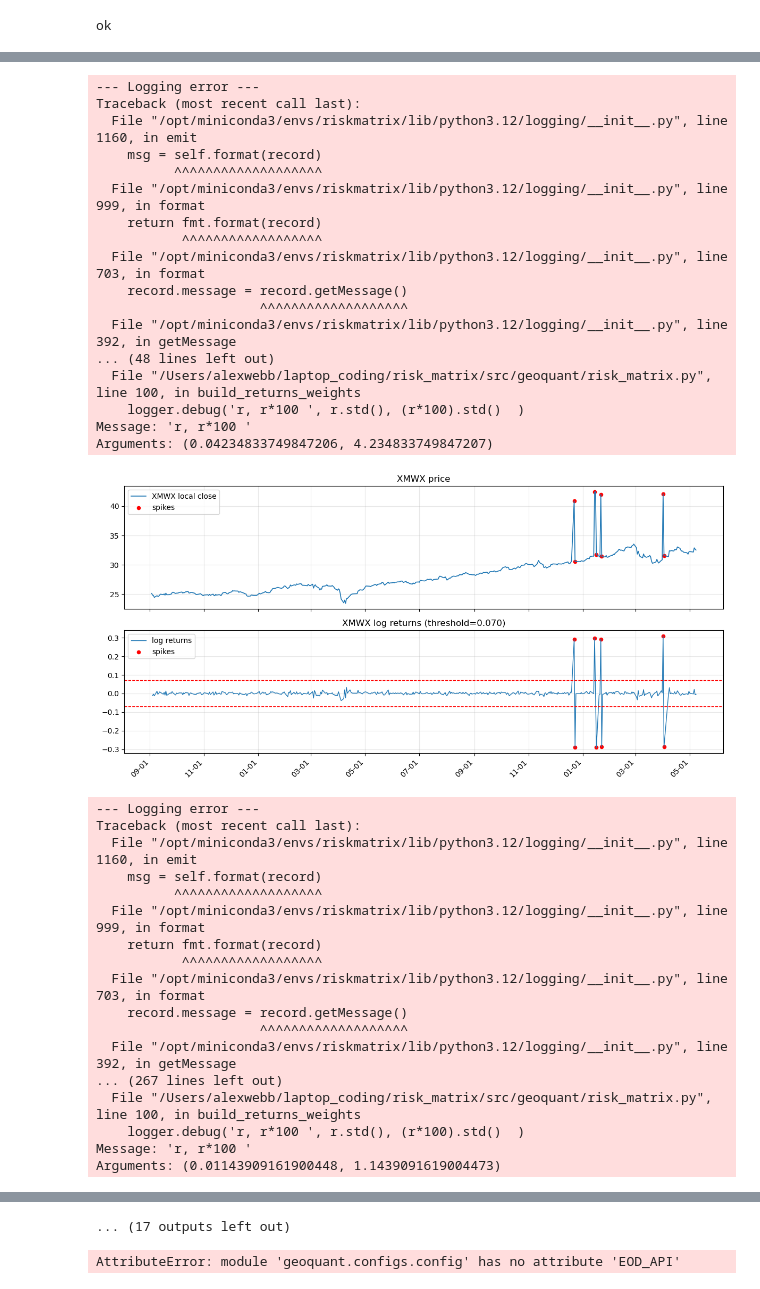
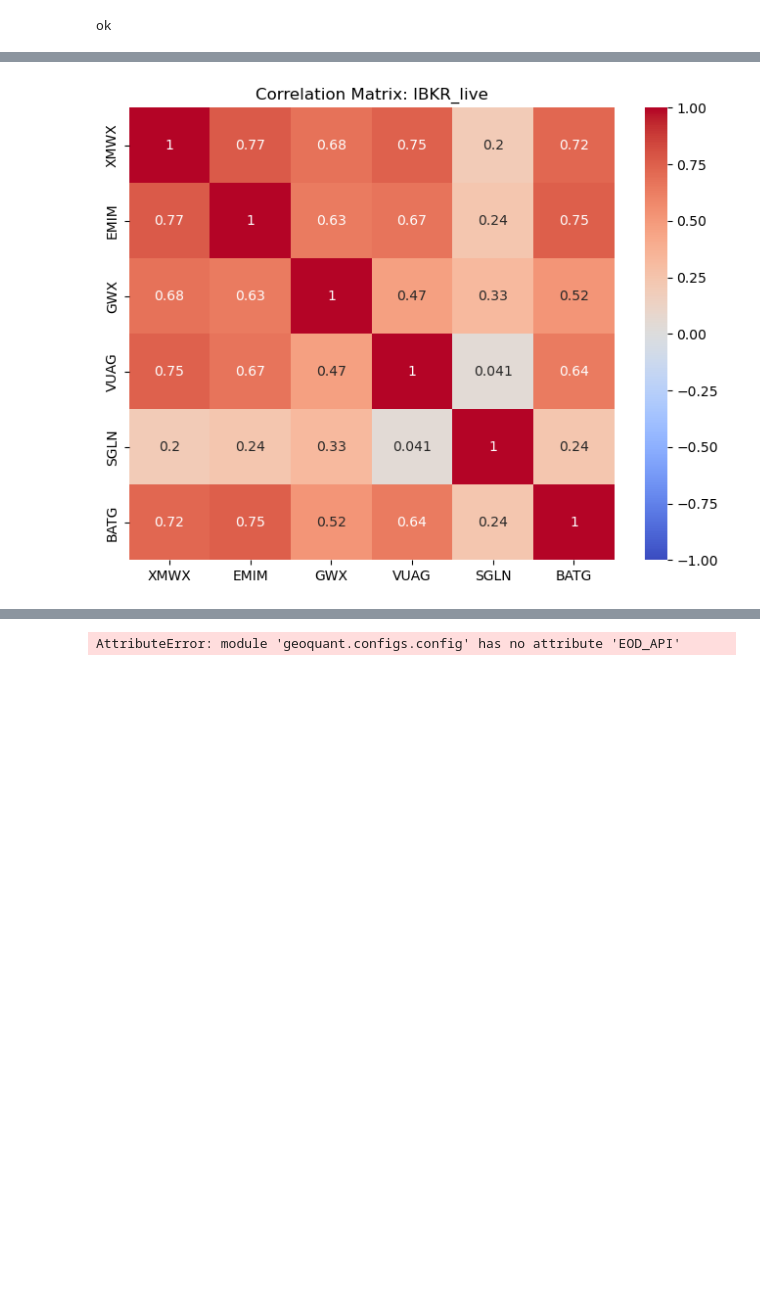
Before and after one commit to nimchimpski/GeoQuant, a Jupyter notebook: notebooks/risk_matrix_run.prev_commit_copy.ipynb, the cells around one changed output, grey strips where cells are left out. Saved outputs shown, nothing was run; the diff lists cells and outputs as text; code cells hidden in the pictures; blank space fills up the shorter version.

Commit message:
orig run matrix ok

```diff
--- a/notebooks/risk_matrix_run.prev_commit_copy.ipynb
+++ b/notebooks/risk_matrix_run.prev_commit_copy.ipynb
@@ -32,16 +31,16 @@ print('ok')
 ok
 # %%
 
-PORTFOLIO = 'IBKR_live'
-
-holdings=getattr(books, PORTFOLIO)  # verify it exists
+# PORTFOLIO = 'IBKR_live'
+holdings = books.IBKR_live
+# holdings=getattr(books, PORTFOLIO)  # verify it exists
 
 print('holdings:', holdings)
 
 data_params = config.data_params
 print('data_params:', data_params)
 DEBUG = False
-print('------\nBOOK:', PORTFOLIO, '\n-------')
+print('------\nBOOK:', 'IBKR_live', '\n-------')
 max_age = data_params.get('max_age', 0)
 print('max_age (hrs):', max_age, '\n-------')
 
@@ -104,35 +89 @@ WARNING: 8 spikes exceed threshold 0.07
---- Logging error ---
-Traceback (most recent call last):
-  File "/opt/miniconda3/envs/riskmatrix/lib/python3.12/logging/__init__.py", line 1160, in emit
-    msg = self.format(record)
-          ^^^^^^^^^^^^^^^^^^^
-  File "/opt/miniconda3/envs/riskmatrix/lib/python3.12/logging/__init__.py", line 999, in format
-    return fmt.format(record)
-           ^^^^^^^^^^^^^^^^^^
-  File "/opt/miniconda3/envs/riskmatrix/lib/python3.12/logging/__init__.py", line 703, in format
-    record.message = record.getMessage()
-                     ^^^^^^^^^^^^^^^^^^^
-  File "/opt/miniconda3/envs/riskmatrix/lib/python3.12/logging/__init__.py", line 392, in getMessage
-... (48 lines left out)
-  File "/Users/alexwebb/laptop_coding/risk_matrix/src/geoquant/risk_matrix.py", line 100, in build_returns_weights
-    logger.debug('r, r*100 ', r.std(), (r*100).std()  )
-Message: 'r, r*100 '
-Arguments: (0.04234833749847206, 4.234833749847207)
-[figure, old version]
+[figure, new version]
---- Logging error ---
-Traceback (most recent call last):
-  File "/opt/miniconda3/envs/riskmatrix/lib/python3.12/logging/__init__.py", line 1160, in emit
-    msg = self.format(record)
-          ^^^^^^^^^^^^^^^^^^^
-  File "/opt/miniconda3/envs/riskmatrix/lib/python3.12/logging/__init__.py", line 999, in format
-    return fmt.format(record)
-           ^^^^^^^^^^^^^^^^^^
-  File "/opt/miniconda3/envs/riskmatrix/lib/python3.12/logging/__init__.py", line 703, in format
-    record.message = record.getMessage()
-                     ^^^^^^^^^^^^^^^^^^^
-  File "/opt/miniconda3/envs/riskmatrix/lib/python3.12/logging/__init__.py", line 392, in getMessage
-... (267 lines left out)
-  File "/Users/alexwebb/laptop_coding/risk_matrix/src/geoquant/risk_matrix.py", line 100, in build_returns_weights
-    logger.debug('r, r*100 ', r.std(), (r*100).std()  )
-Message: 'r, r*100 '
-Arguments: (0.01143909161900448, 1.1439091619004473)
@@ -220,4 +90,3 @@ Arguments: (0.017465306754663377, 1.7465306754663386)
-... (17 outputs left out)
 # %%
 def eod_search(quey: str, token: str):
     import requests, pandas as pd
```
Also changed, not shown: parts of 2 cells of this notebook.
